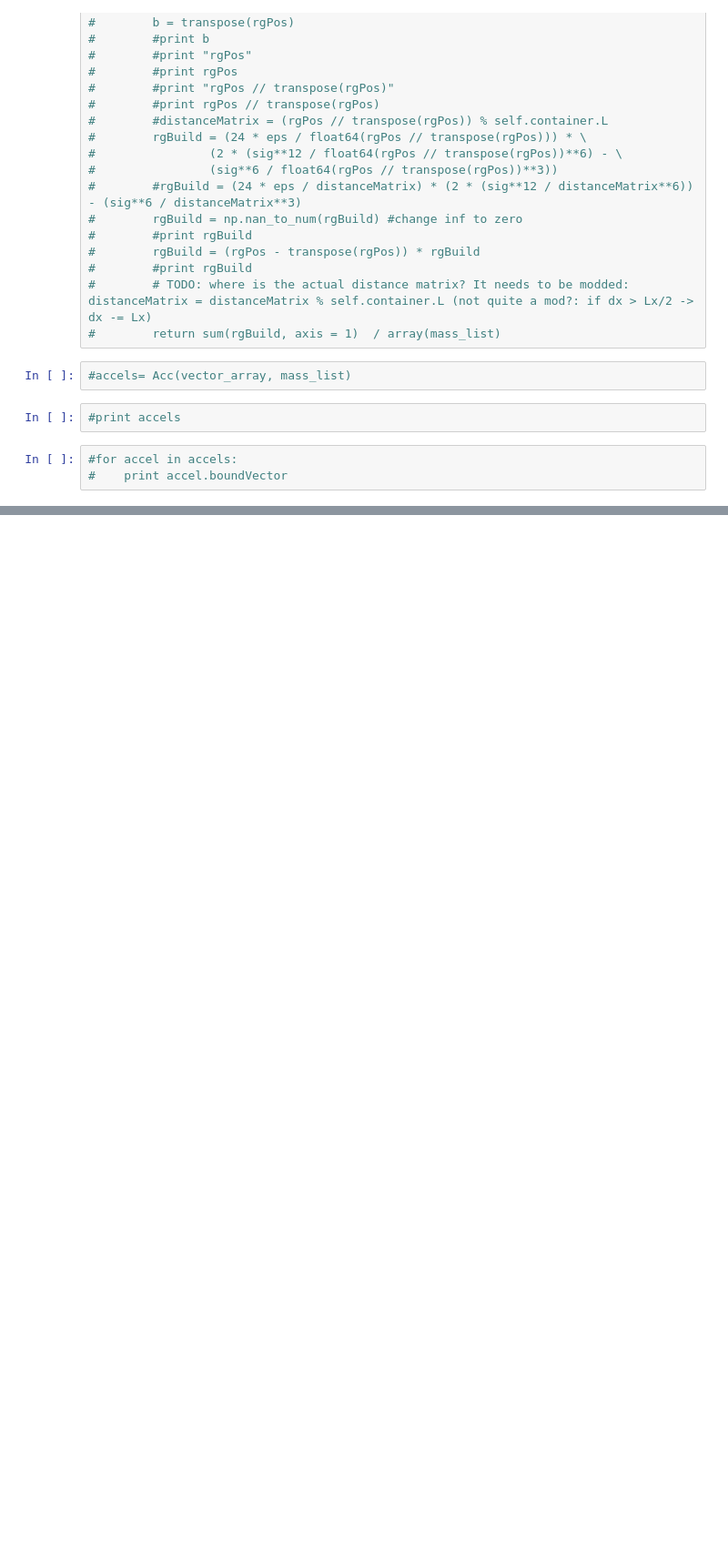
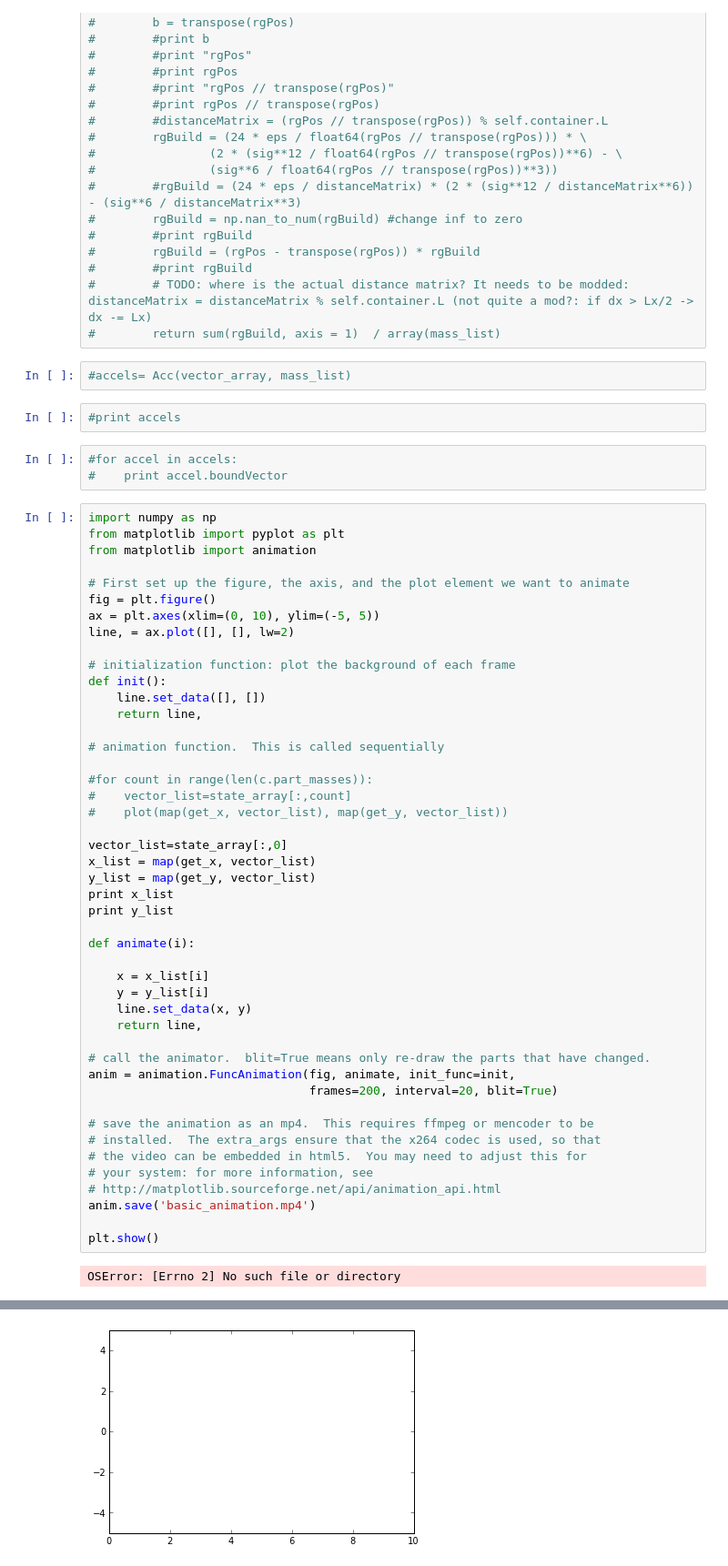
Before and after one commit to johnymontana/CSCI_577, a Jupyter notebook: Molecular_Dynamics.ipynb, the cells around one changed output, grey strips where cells are left out. Shown: that part at 91% size. Saved outputs shown, nothing was run; the diff lists cells and outputs as text; blank space fills up the shorter version.

```diff
--- a/Molecular_Dynamics.ipynb
+++ b/Molecular_Dynamics.ipynb
@@ -490,3 +538,51 @@ Particles move to the right
 # %%
 #for accel in accels:
 #    print accel.boundVector
+# %%
+import numpy as np
+from matplotlib import pyplot as plt
+from matplotlib import animation
+
+# First set up the figure, the axis, and the plot element we want to animate
+fig = plt.figure()
+ax = plt.axes(xlim=(0, 10), ylim=(-5, 5))
+line, = ax.plot([], [], lw=2)
+
+# initialization function: plot the background of each frame
+def init():
+    line.set_data([], [])
+    return line,
+
+# animation function.  This is called sequentially
+
+#for count in range(len(c.part_masses)):
+#    vector_list=state_array[:,count]
+#    plot(map(get_x, vector_list), map(get_y, vector_list))
+
+vector_list=state_array[:,0]
+x_list = map(get_x, vector_list)
+y_list = map(get_y, vector_list)
+print x_list
+print y_list
+
+def animate(i):
+
+    x = x_list[i]
+    y = y_list[i]
+    line.set_data(x, y)
+    return line,
+
+# call the animator.  blit=True means only re-draw the parts that have changed.
+anim = animation.FuncAnimation(fig, animate, init_func=init,
+                               frames=200, interval=20, blit=True)
+
+# save the animation as an mp4.  This requires ffmpeg or mencoder to be
+# installed.  The extra_args ensure that the x264 codec is used, so that
+# the video can be embedded in html5.  You may need to adjust this for
+# your system: for more information, see
+# http://matplotlib.sourceforge.net/api/animation_api.html
+anim.save('basic_animation.mp4')
+
+plt.show()
+# %% [output]
+OSError: [Errno 2] No such file or directory
@@ -492,0 +591 @@ Particles move to the right
+[figure, added]
```
Also changed, not shown: parts of 14 cells of this notebook.
